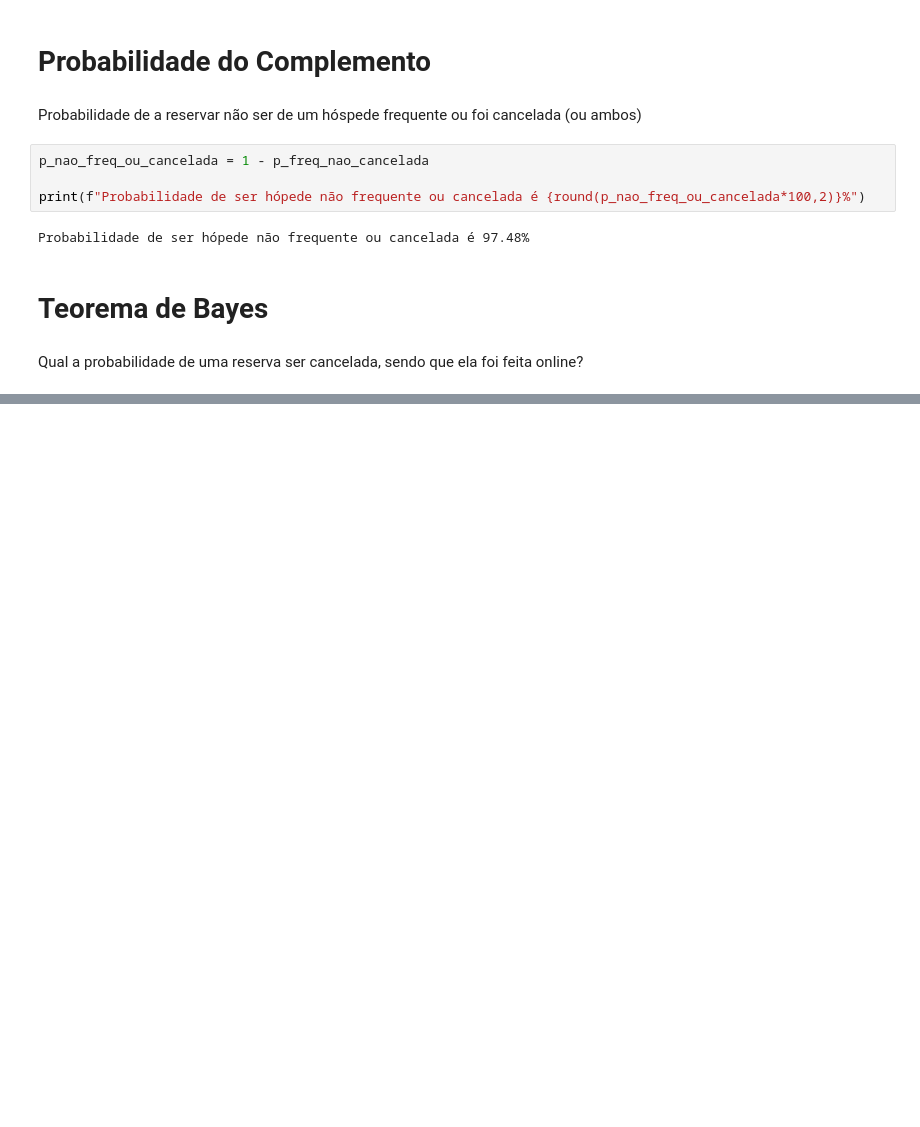
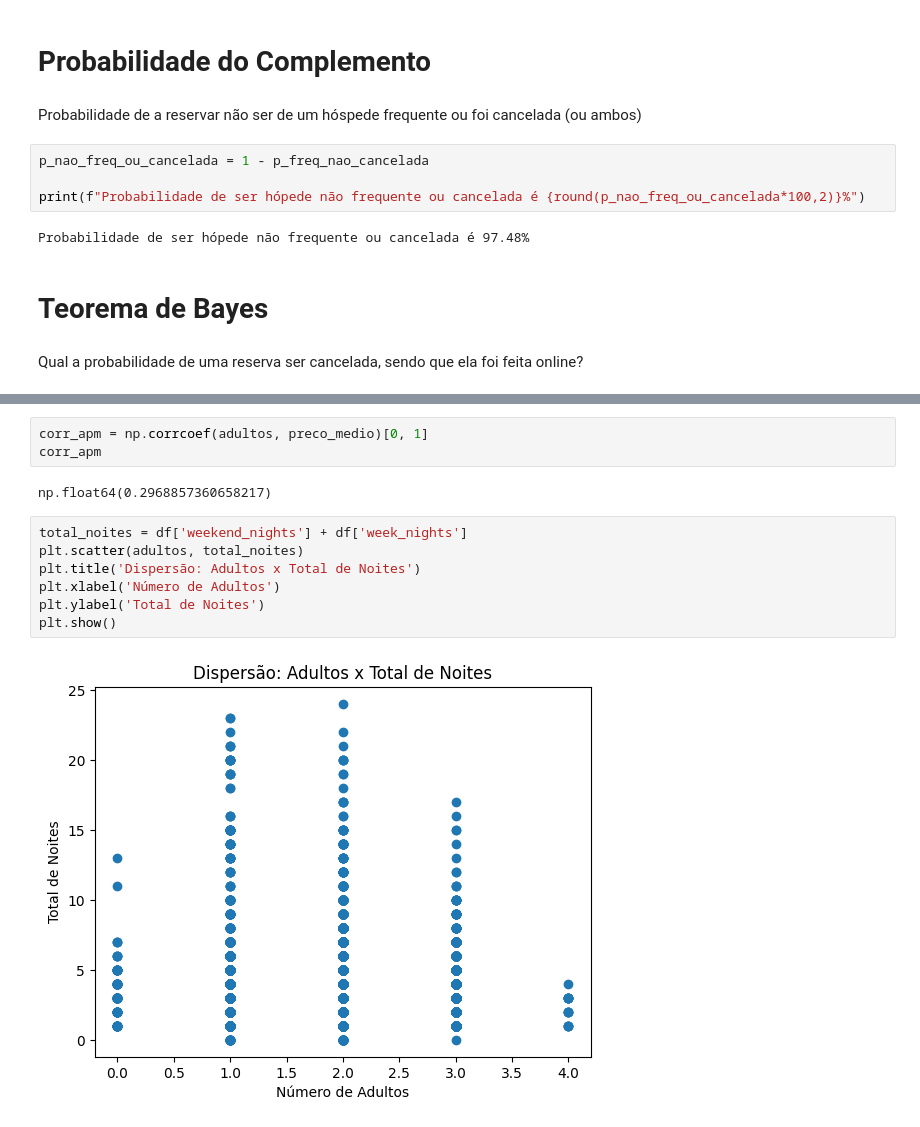
Before and after one commit to rodrigoprazim/ed-estatistica, a Jupyter notebook: hotel-bookings.ipynb, the cells around one changed output, grey strips where cells are left out. Drawn from its saved outputs; the diff is of its cells as text; blank space fills up the shorter version.

```diff
--- a/hotel-bookings.ipynb
+++ b/hotel-bookings.ipynb
@@ -180,0 +230,14 @@ Probabilidade do hospede cancelar sendo reserva online: 36.51%
+# %%
+corr_apm = np.corrcoef(adultos, preco_medio)[0, 1]
+corr_apm
+# %% [output]
+np.float64(0.2968857360658217)
+# %%
+total_noites = df['weekend_nights'] + df['week_nights']
+plt.scatter(adultos, total_noites)
+plt.title('Dispersão: Adultos x Total de Noites')
+plt.xlabel('Número de Adultos')
+plt.ylabel('Total de Noites')
+plt.show()
+# %% [output]
+[figure, added]
```
Also changed, not shown: parts of 9 cells of this notebook.
